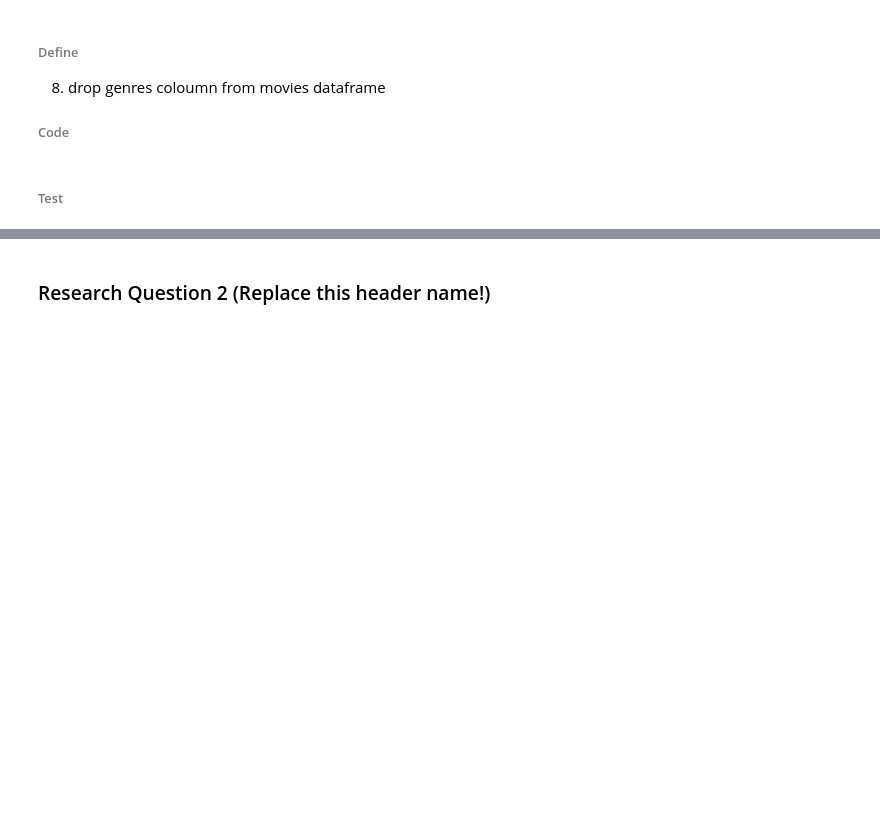
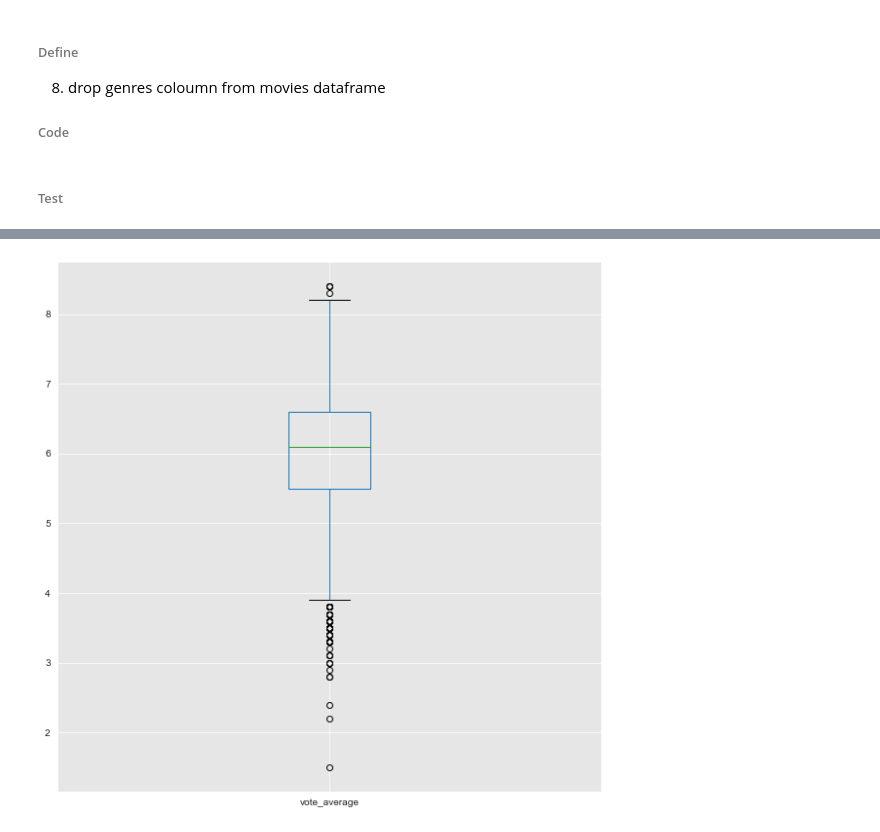
Before and after one commit to hagerElsehaimy/TMDb, a Jupyter notebook: TMDb.ipynb, the cells around one changed output, grey strips where cells are left out. Drawn from its saved outputs; the diff is of its cells as text; code cells hidden in the pictures; blank space fills up the shorter version.

```diff
--- a/TMDb.ipynb
+++ b/TMDb.ipynb
@@ -370,8 +406,11 @@ movies_df.to_csv('movies-cleaned.csv',index=False)
 # %%
 # Use this, and more code cells, to explore your data. Don't forget to add
 #   Markdown cells to document your observations and findings.
+plt.figure(figsize=[10,10])
+movies_df['vote_average'].plot(kind='box')
+plt.show()
+# %% [output]
+[figure, added]
-# %% [markdown]
-### Research Question 2  (Replace this header name!)
 # %%
 # Continue to explore the data to address your additional research
 #   questions. Add more headers as needed if you have more questions to
```
Also changed, not shown: parts of 13 cells of this notebook.
